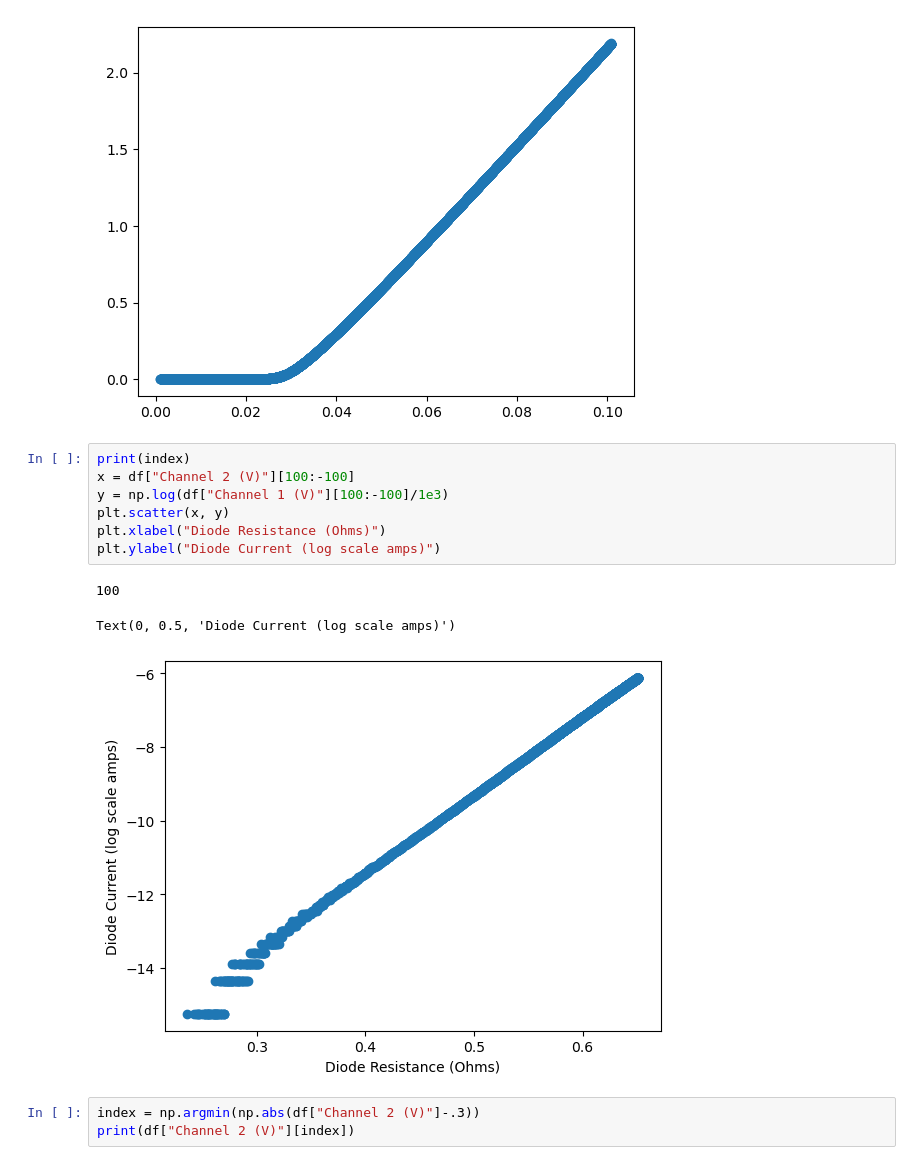
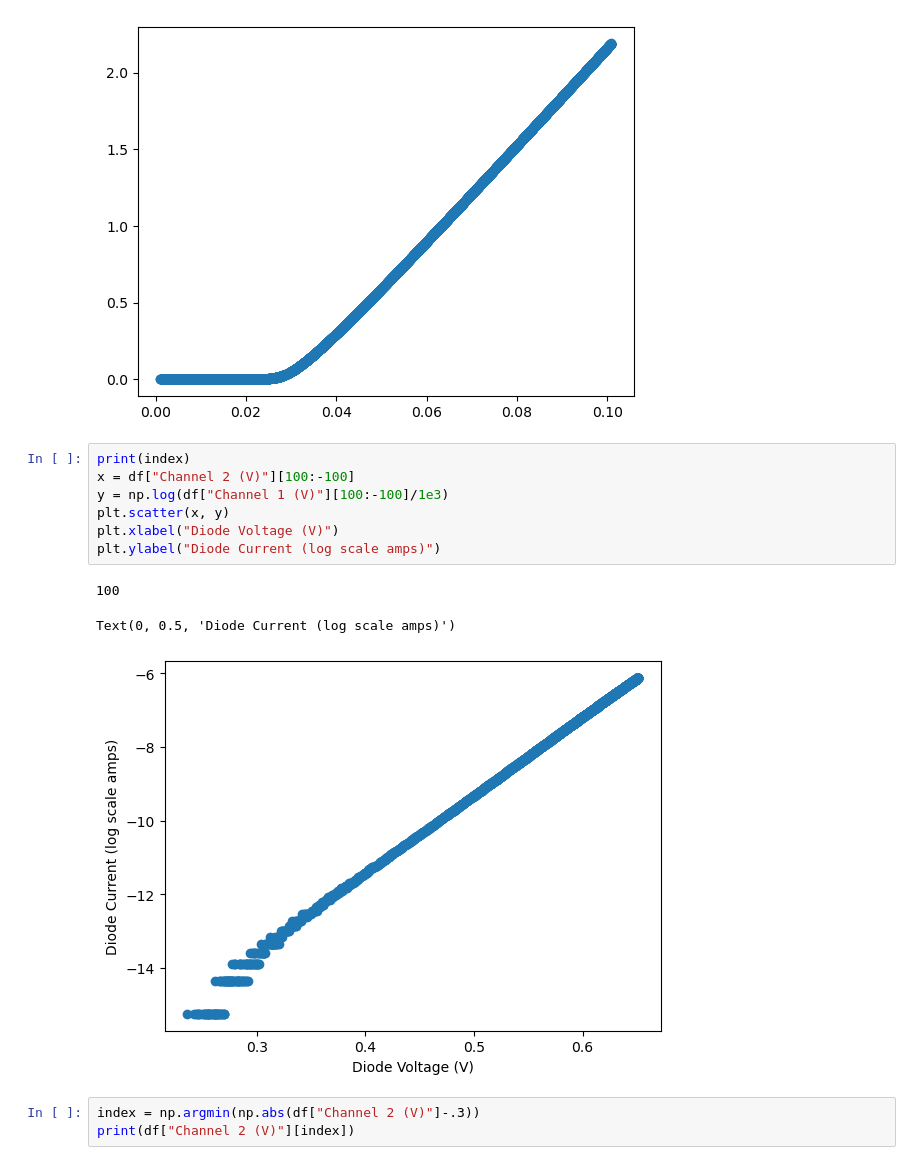
Before and after one commit to AyushmaanAggarwal/Physics-111A-Lab, a Jupyter notebook: Lab 04.ipynb, the cells around one changed output. Drawn from its saved outputs; the diff is of its cells as text.

```diff
--- a/Lab 04.ipynb
+++ b/Lab 04.ipynb
@@ -115,14 +100,14 @@ plt.scatter(df["Time (s)"][index:-index], df["Channel 1 (V)"][index:-index])
 # %%
 print(index)
 x = df["Channel 2 (V)"][100:-100]
 y = np.log(df["Channel 1 (V)"][100:-100]/1e3)
 plt.scatter(x, y)
-plt.xlabel("Diode Resistance (Ohms)")
+plt.xlabel("Diode Voltage (V)")
 plt.ylabel("Diode Current (log scale amps)")
 # %% [output]
 100
 Text(0, 0.5, 'Diode Current (log scale amps)')
-[figure, old version]
+[figure, new version]
 # %%
 index = np.argmin(np.abs(df["Channel 2 (V)"]-.3))
 print(df["Channel 2 (V)"][index])
```
Also changed, not shown: parts of 29 cells of this notebook, 1 other file.
